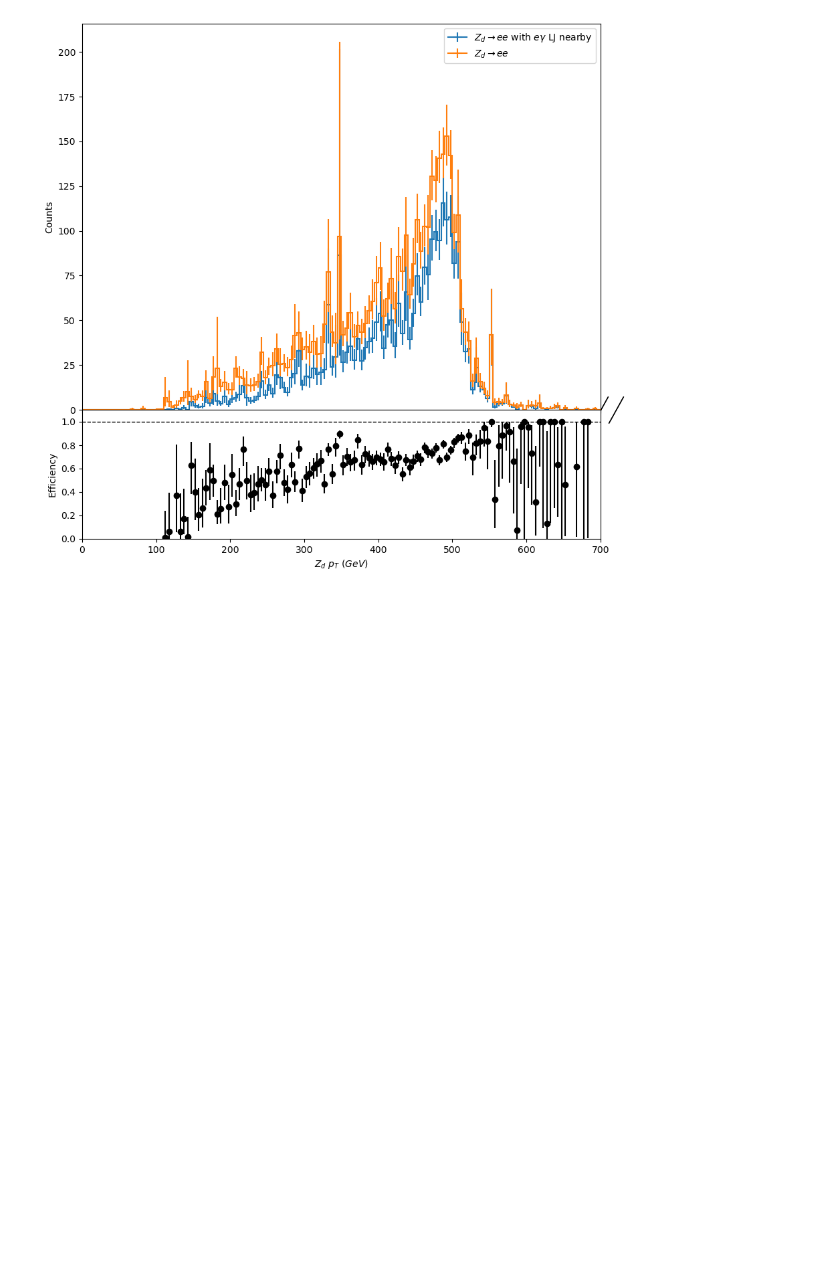
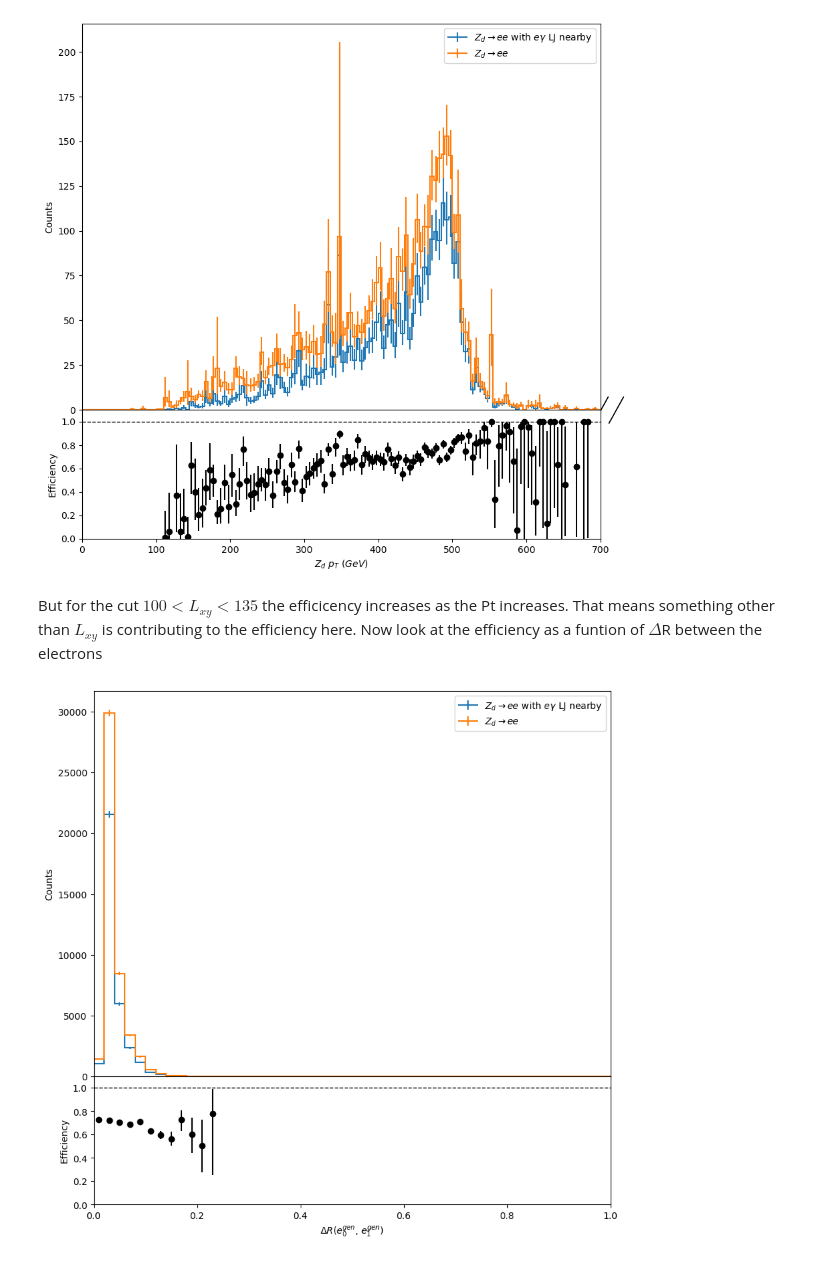
Before and after one commit to yfv2ev/SIDM, a Jupyter notebook: sidm/studies/lj_reco_efficiency/ljRecoEffi_zd_ee_pt_highrange_5_lxy_cut.ipynb, the cells around one changed output. Saved outputs shown, nothing was run; the diff lists cells and outputs as text; code cells hidden in the pictures; blank space fills up the shorter version.

Commit message:
Added a new plot( efficiency w.r.t dR between ee) and updated the notes

```diff
--- a/sidm/studies/lj_reco_efficiency/ljRecoEffi_zd_ee_pt_highrange_5_lxy_cut.ipynb
+++ b/sidm/studies/lj_reco_efficiency/ljRecoEffi_zd_ee_pt_highrange_5_lxy_cut.ipynb
@@ -51,6 +60,7 @@ p = sidm_processor.SidmProcessor(
         "baseNoLj_lowLxyA",
         "baseNoLj_promptA_ee",
         "baseNoLj_veryDisplacedA_ee",
+        "baseNoLj_veryDisplacedA_ee_matched_lj"
 
 
 
@@ -79,6 +89,7 @@ ch1= "baseNoLj"
 ch2= "baseNoLj_lowLxyA"
 ch3= "baseNoLj_promptA_ee"
 ch4= "baseNoLj_veryDisplacedA_ee"
+ch5= "baseNoLj_veryDisplacedA_ee_matched_lj"
 # %%
 plt.figure(figsize=(10,10))
 output["out"]["2Mu2E_1000GeV_5GeV_40mm"]["hists"]["genA_toE_matched_egmLj_pt_highRange"][ch1,:].plot_ratio(
@@ -139,3 +158,17 @@ output["out"]["2Mu2E_1000GeV_5GeV_40mm"]["hists"]["genA_toE_matched_egmLj_pt_hig
 plt.savefig("../../../plots/Zd_ee_1000_5_pt_highrange_100<lxy<135.png", bbox_inches="tight")
 # %% [output]
 [figure]
+# %% [markdown]
+But for the cut $100< L_{xy}< 135$ the efficicency increases as the Pt increases. That means something other than $L_{xy}$ is contributing to the efficiency here. Now look at the efficiency as a funtion of $\Delta$R between the electrons
+# %%
+plt.figure(figsize=(10,10))
+output["out"]["2Mu2E_1000GeV_5GeV_40mm"]["hists"]["genE_genE_dR"][ch5,:].plot_ratio(
+       output["out"]["2Mu2E_1000GeV_5GeV_40mm"]["hists"]["genE_genE_dR"][ch4,:],
+       rp_num_label=r"$Z_d \rightarrow ee$ with $e\gamma$ LJ nearby",
+       rp_denom_label=r"$Z_d \rightarrow ee $",
+       rp_uncert_draw_type="line",
+       rp_uncertainty_type="efficiency",
+       )
+plt.savefig("../../../plots/Zd_ee_1000_5_dR(e,e).png", bbox_inches="tight")
+# %% [output]
+[figure, added]
```
Also changed, not shown: parts of 8 cells of this notebook.
